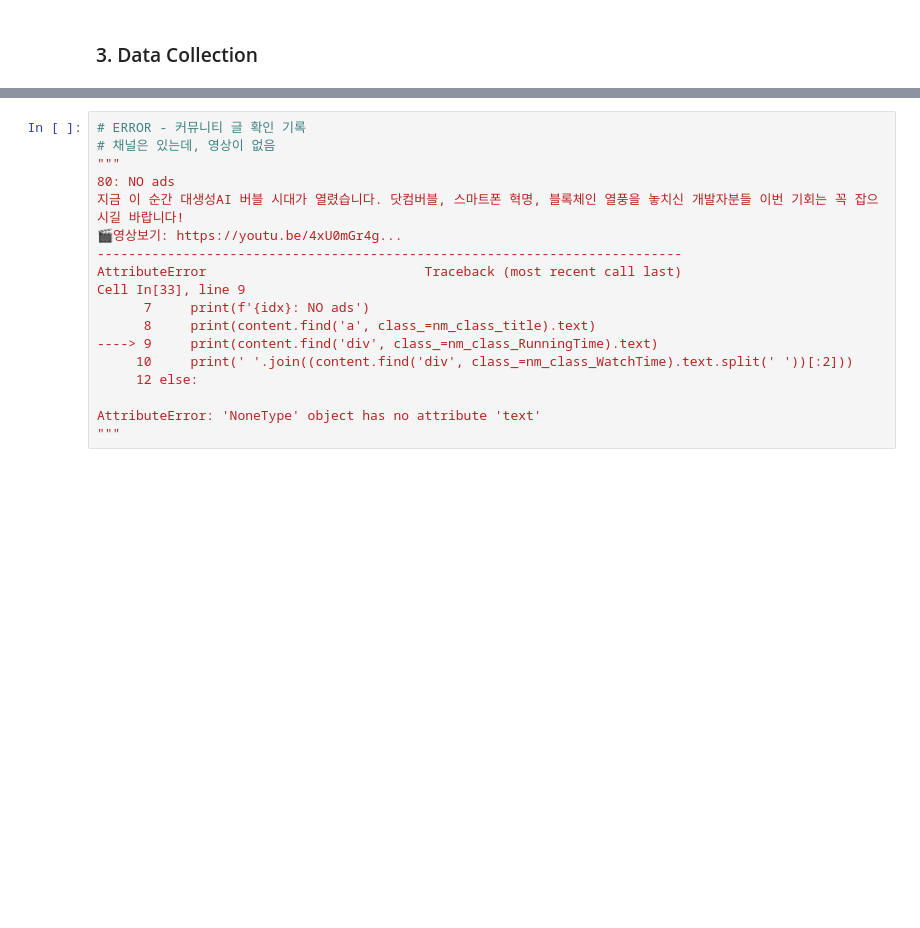
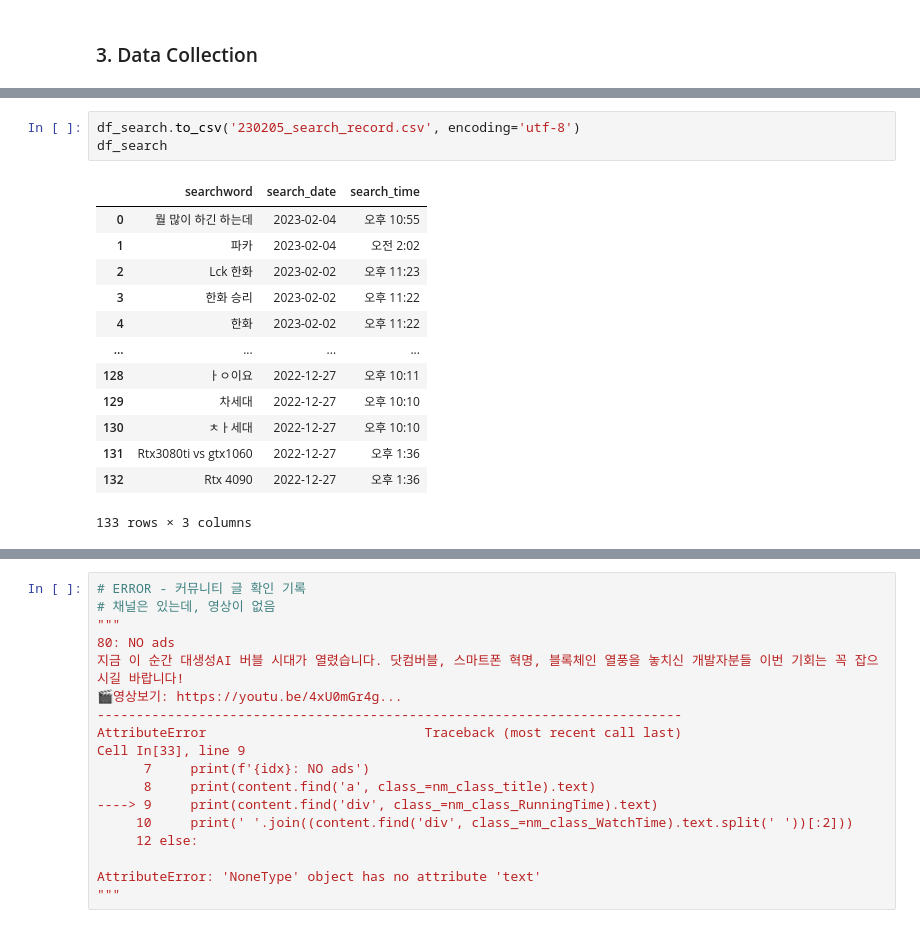
Before and after one commit to Jhwan-adV/side1_youtube, a Jupyter notebook: 001_web_access.ipynb, the cells around one changed output, grey strips where cells are left out. Drawn from its saved outputs; the diff is of its cells as text; blank space fills up the shorter version.

```diff
--- a/001_web_access.ipynb
+++ b/001_web_access.ipynb
@@ -177,0 +245,17 @@ Watch Time: 오후 2:32
+# %%
+df_search.to_csv('230205_search_record.csv', encoding='utf-8')
+df_search
+# %% [output]
+|  | searchword | search_date | search_time |
+| 0 | 뭘 많이 하긴 하는데 | 2023-02-04 | 오후 10:55 |
+| 1 | 파카 | 2023-02-04 | 오전 2:02 |
+| 2 | Lck 한화 | 2023-02-02 | 오후 11:23 |
+| 3 | 한화 승리 | 2023-02-02 | 오후 11:22 |
+| 4 | 한화 | 2023-02-02 | 오후 11:22 |
+| ... | ... | ... | ... |
+| 128 | ㅏㅇ이요 | 2022-12-27 | 오후 10:11 |
+| 129 | 차세대 | 2022-12-27 | 오후 10:10 |
+| 130 | ㅊㅏ세대 | 2022-12-27 | 오후 10:10 |
+| 131 | Rtx3080ti vs gtx1060 | 2022-12-27 | 오후 1:36 |
+| 132 | Rtx 4090 | 2022-12-27 | 오후 1:36 |
+133 rows × 3 columns
```
Also changed, not shown: parts of 35 cells of this notebook, 4 other files.
